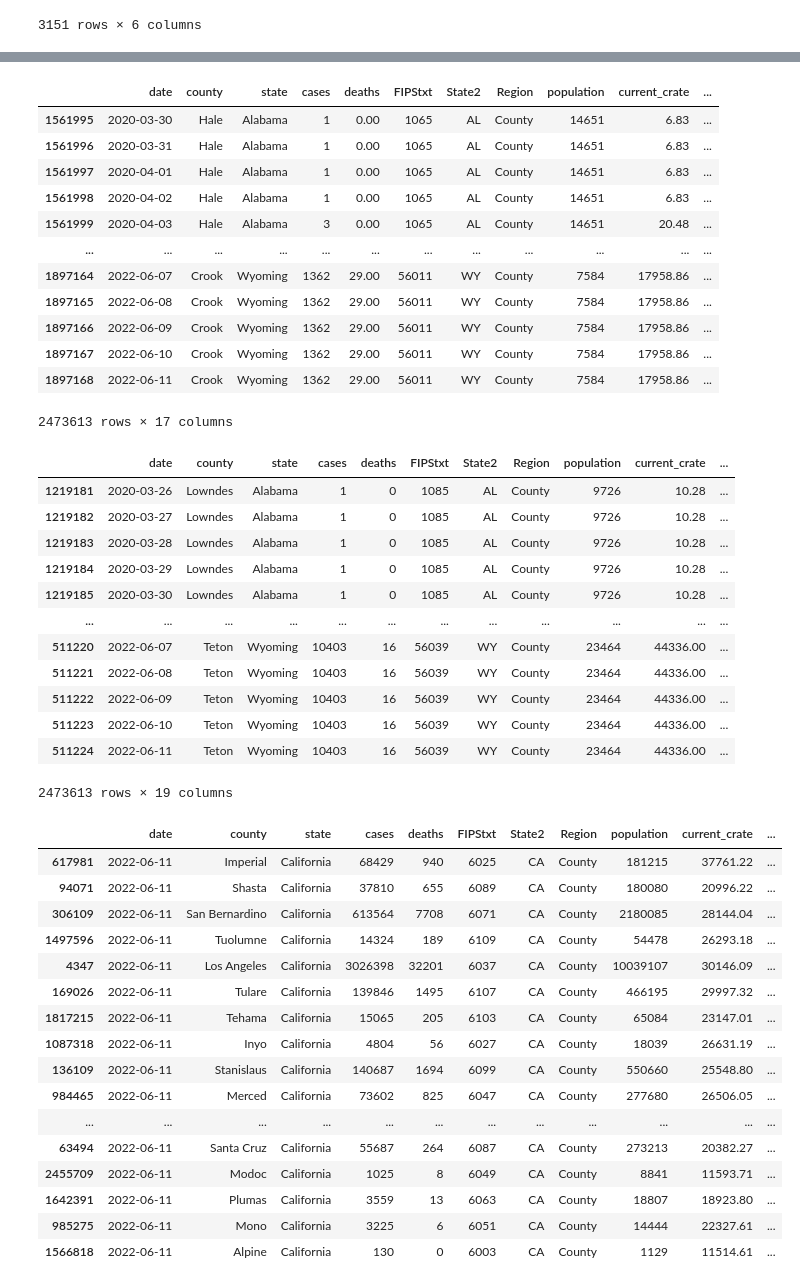
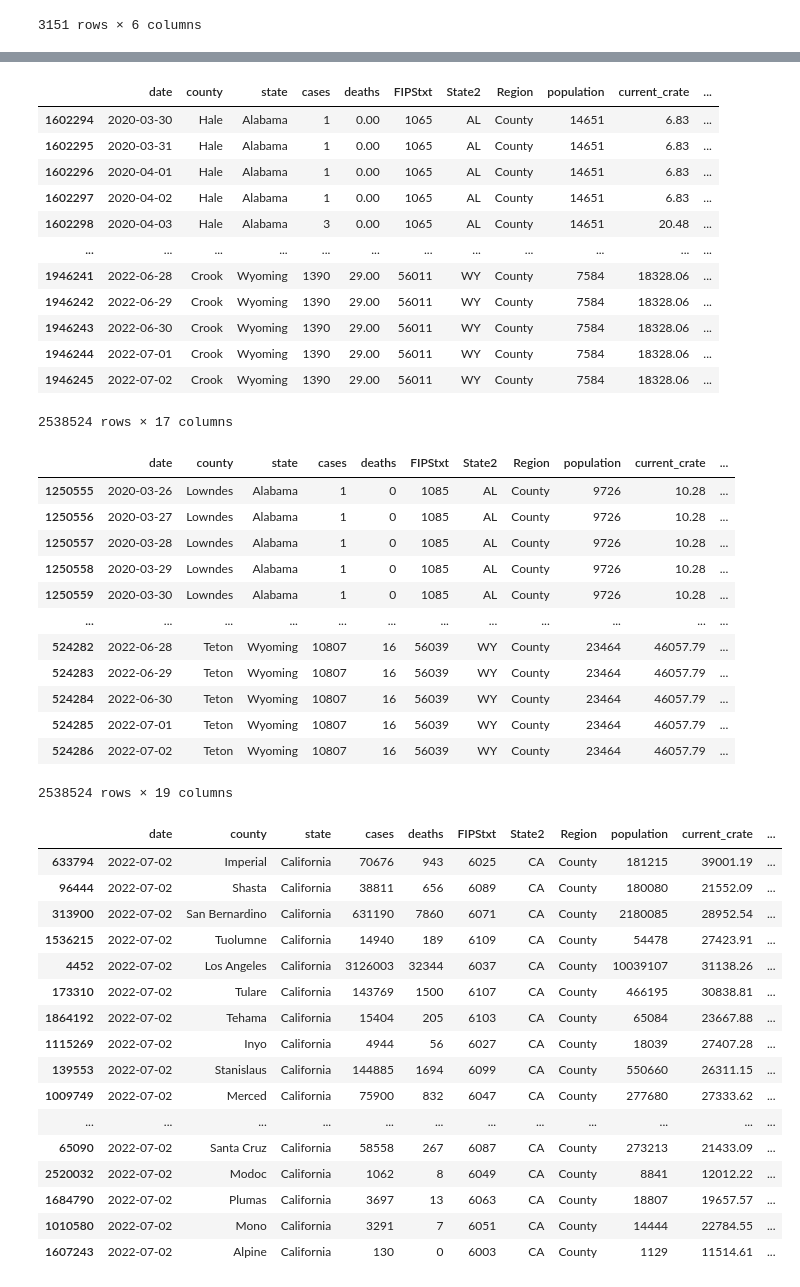
Before and after one commit to menlodoug/covid_crunching, a Jupyter notebook: pandas/COVID_USA.ipynb, the cells around one changed output, grey strips where cells are left out. Drawn from its saved outputs; the diff is of its cells as text; code cells hidden in the pictures.

```diff
--- a/pandas/COVID_USA.ipynb
+++ b/pandas/COVID_USA.ipynb
@@ -101,7 +101,7 @@ counties
 # %%
 # Isolate data from most current day.
 
-counties_us = counties[(counties['date'] == '2022-06-11') & (counties['Region'] == 'County')]
+counties_us = counties[(counties['date'] == '2022-07-02') & (counties['Region'] == 'County')]
 counties_us
 # %% [output]
 |  | date | county | state | cases | deaths | FIPStxt | State2 | Region | population | current_crate | ... |
@@ -216,18 +216,18 @@ usa[ '14day_case_avg' ] = usa.case_day.rolling(14).mean()
 usa
 # %% [output]
 |  | date | county | state | cases | deaths | FIPStxt | State2 | Region | population | current_crate | ... |
-| 1561995 | 2020-03-30 | Hale | Alabama | 1 | 0.00 | 1065 | AL | County | 14651 | 6.83 | ... |
-| 1561996 | 2020-03-31 | Hale | Alabama | 1 | 0.00 | 1065 | AL | County | 14651 | 6.83 | ... |
-| 1561997 | 2020-04-01 | Hale | Alabama | 1 | 0.00 | 1065 | AL | County | 14651 | 6.83 | ... |
-| 1561998 | 2020-04-02 | Hale | Alabama | 1 | 0.00 | 1065 | AL | County | 14651 | 6.83 | ... |
-| 1561999 | 2020-04-03 | Hale | Alabama | 3 | 0.00 | 1065 | AL | County | 14651 | 20.48 | ... |
+| 1602294 | 2020-03-30 | Hale | Alabama | 1 | 0.00 | 1065 | AL | County | 14651 | 6.83 | ... |
+| 1602295 | 2020-03-31 | Hale | Alabama | 1 | 0.00 | 1065 | AL | County | 14651 | 6.83 | ... |
+| 1602296 | 2020-04-01 | Hale | Alabama | 1 | 0.00 | 1065 | AL | County | 14651 | 6.83 | ... |
+| 1602297 | 2020-04-02 | Hale | Alabama | 1 | 0.00 | 1065 | AL | County | 14651 | 6.83 | ... |
+| 1602298 | 2020-04-03 | Hale | Alabama | 3 | 0.00 | 1065 | AL | County | 14651 | 20.48 | ... |
 | ... | ... | ... | ... | ... | ... | ... | ... | ... | ... | ... | ... |
-| 1897164 | 2022-06-07 | Crook | Wyoming | 1362 | 29.00 | 56011 | WY | County | 7584 | 17958.86 | ... |
-| 1897165 | 2022-06-08 | Crook | Wyoming | 1362 | 29.00 | 56011 | WY | County | 7584 | 17958.86 | ... |
-| 1897166 | 2022-06-09 | Crook | Wyoming | 1362 | 29.00 | 56011 | WY | County | 7584 | 17958.86 | ... |
-| 1897167 | 2022-06-10 | Crook | Wyoming | 1362 | 29.00 | 56011 | WY | County | 7584 | 17958.86 | ... |
-| 1897168 | 2022-06-11 | Crook | Wyoming | 1362 | 29.00 | 56011 | WY | County | 7584 | 17958.86 | ... |
+| 1946241 | 2022-06-28 | Crook | Wyoming | 1390 | 29.00 | 56011 | WY | County | 7584 | 18328.06 | ... |
+| 1946242 | 2022-06-29 | Crook | Wyoming | 1390 | 29.00 | 56011 | WY | County | 7584 | 18328.06 | ... |
+| 1946243 | 2022-06-30 | Crook | Wyoming | 1390 | 29.00 | 56011 | WY | County | 7584 | 18328.06 | ... |
+| 1946244 | 2022-07-01 | Crook | Wyoming | 1390 | 29.00 | 56011 | WY | County | 7584 | 18328.06 | ... |
+| 1946245 | 2022-07-02 | Crook | Wyoming | 1390 | 29.00 | 56011 | WY | County | 7584 | 18328.06 | ... |
-2473613 rows × 17 columns
+2538524 rows × 17 columns
 # %%
 # Break out daily death data from the New York Times csv that is cumulative in nature
 
@@ -238,18 +238,18 @@ usa['deaths'] = usa['deaths'].astype(int)
 usa
 # %% [output]
 |  | date | county | state | cases | deaths | FIPStxt | State2 | Region | population | current_crate | ... |
-| 1219181 | 2020-03-26 | Lowndes | Alabama | 1 | 0 | 1085 | AL | County | 9726 | 10.28 | ... |
-| 1219182 | 2020-03-27 | Lowndes | Alabama | 1 | 0 | 1085 | AL | County | 9726 | 10.28 | ... |
-| 1219183 | 2020-03-28 | Lowndes | Alabama | 1 | 0 | 1085 | AL | County | 9726 | 10.28 | ... |
-| 1219184 | 2020-03-29 | Lowndes | Alabama | 1 | 0 | 1085 | AL | County | 9726 | 10.28 | ... |
-| 1219185 | 2020-03-30 | Lowndes | Alabama | 1 | 0 | 1085 | AL | County | 9726 | 10.28 | ... |
+| 1250555 | 2020-03-26 | Lowndes | Alabama | 1 | 0 | 1085 | AL | County | 9726 | 10.28 | ... |
+| 1250556 | 2020-03-27 | Lowndes | Alabama | 1 | 0 | 1085 | AL | County | 9726 | 10.28 | ... |
+| 1250557 | 2020-03-28 | Lowndes | Alabama | 1 | 0 | 1085 | AL | County | 9726 | 10.28 | ... |
+| 1250558 | 2020-03-29 | Lowndes | Alabama | 1 | 0 | 1085 | AL | County | 9726 | 10.28 | ... |
+| 1250559 | 2020-03-30 | Lowndes | Alabama | 1 | 0 | 1085 | AL | County | 9726 | 10.28 | ... |
 | ... | ... | ... | ... | ... | ... | ... | ... | ... | ... | ... | ... |
-| 511220 | 2022-06-07 | Teton | Wyoming | 10403 | 16 | 56039 | WY | County | 23464 | 44336.00 | ... |
-| 511221 | 2022-06-08 | Teton | Wyoming | 10403 | 16 | 56039 | WY | County | 23464 | 44336.00 | ... |
-| 511222 | 2022-06-09 | Teton | Wyoming | 10403 | 16 | 56039 | WY | County | 23464 | 44336.00 | ... |
-| 511223 | 2022-06-10 | Teton | Wyoming | 10403 | 16 | 56039 | WY | County | 23464 | 44336.00 | ... |
-| 511224 | 2022-06-11 | Teton | Wyoming | 10403 | 16 | 56039 | WY | County | 23464 | 44336.00 | ... |
+| 524282 | 2022-06-28 | Teton | Wyoming | 10807 | 16 | 56039 | WY | County | 23464 | 46057.79 | ... |
+| 524283 | 2022-06-29 | Teton | Wyoming | 10807 | 16 | 56039 | WY | County | 23464 | 46057.79 | ... |
+| 524284 | 2022-06-30 | Teton | Wyoming | 10807 | 16 | 56039 | WY | County | 23464 | 46057.79 | ... |
+| 524285 | 2022-07-01 | Teton | Wyoming | 10807 | 16 | 56039 | WY | County | 23464 | 46057.79 | ... |
+| 524286 | 2022-07-02 | Teton | Wyoming | 10807 | 16 | 56039 | WY | County | 23464 | 46057.79 | ... |
-2473613 rows × 19 columns
+2538524 rows × 19 columns
 # %%
 # Export updated national data to csv for use in Tableau
 
@@ -257,26 +257,26 @@ usa.to_csv('daily_covid_us.csv', index=False)
 # %%
 # Filter California data to show only numbers for today
 
-counties_cal = usa[(usa['date'] == '2022-06-11') & (usa['state'] == 'California')]
+counties_cal = usa[(usa['date'] == '2022-07-02') & (usa['state'] == 'California')]
 counties_cal
 # %% [output]
 |  | date | county | state | cases | deaths | FIPStxt | State2 | Region | population | current_crate | ... |
-| 617981 | 2022-06-11 | Imperial | California | 68429 | 940 | 6025 | CA | County | 181215 | 37761.22 | ... |
-| 94071 | 2022-06-11 | Shasta | California | 37810 | 655 | 6089 | CA | County | 180080 | 20996.22 | ... |
-| 306109 | 2022-06-11 | San Bernardino | California | 613564 | 7708 | 6071 | CA | County | 2180085 | 28144.04 | ... |
-| 1497596 | 2022-06-11 | Tuolumne | California | 14324 | 189 | 6109 | CA | County | 54478 | 26293.18 | ... |
-| 4347 | 2022-06-11 | Los Angeles | California | 3026398 | 32201 | 6037 | CA | County | 10039107 | 30146.09 | ... |
-| 169026 | 2022-06-11 | Tulare | California | 139846 | 1495 | 6107 | CA | County | 466195 | 29997.32 | ... |
-| 1817215 | 2022-06-11 | Tehama | California | 15065 | 205 | 6103 | CA | County | 65084 | 23147.01 | ... |
-| 1087318 | 2022-06-11 | Inyo | California | 4804 | 56 | 6027 | CA | County | 18039 | 26631.19 | ... |
-| 136109 | 2022-06-11 | Stanislaus | California | 140687 | 1694 | 6099 | CA | County | 550660 | 25548.80 | ... |
-| 984465 | 2022-06-11 | Merced | California | 73602 | 825 | 6047 | CA | County | 277680 | 26506.05 | ... |
+| 633794 | 2022-07-02 | Imperial | California | 70676 | 943 | 6025 | CA | County | 181215 | 39001.19 | ... |
+| 96444 | 2022-07-02 | Shasta | California | 38811 | 656 | 6089 | CA | County | 180080 | 21552.09 | ... |
+| 313900 | 2022-07-02 | San Bernardino | California | 631190 | 7860 | 6071 | CA | County | 2180085 | 28952.54 | ... |
+| 1536215 | 2022-07-02 | Tuolumne | California | 14940 | 189 | 6109 | CA | County | 54478 | 27423.91 | ... |
+| 4452 | 2022-07-02 | Los Angeles | California | 3126003 | 32344 | 6037 | CA | County | 10039107 | 31138.26 | ... |
+| 173310 | 2022-07-02 | Tulare | California | 143769 | 1500 | 6107 | CA | County | 466195 | 30838.81 | ... |
+| 1864192 | 2022-07-02 | Tehama | California | 15404 | 205 | 6103 | CA | County | 65084 | 23667.88 | ... |
+| 1115269 | 2022-07-02 | Inyo | California | 4944 | 56 | 6027 | CA | County | 18039 | 27407.28 | ... |
+| 139553 | 2022-07-02 | Stanislaus | California | 144885 | 1694 | 6099 | CA | County | 550660 | 26311.15 | ... |
+| 1009749 | 2022-07-02 | Merced | California | 75900 | 832 | 6047 | CA | County | 277680 | 27333.62 | ... |
 | ... | ... | ... | ... | ... | ... | ... | ... | ... | ... | ... | ... |
-| 63494 | 2022-06-11 | Santa Cruz | California | 55687 | 264 | 6087 | CA | County | 273213 | 20382.27 | ... |
-| 2455709 | 2022-06-11 | Modoc | California | 1025 | 8 | 6049 | CA | County | 8841 | 11593.71 | ... |
-| 1642391 | 2022-06-11 | Plumas | California | 3559 | 13 | 6063 | CA | County | 18807 | 18923.80 | ... |
-| 985275 | 2022-06-11 | Mono | California | 3225 | 6 | 6051 | CA | County | 14444 | 22327.61 | ... |
-| 1566818 | 2022-06-11 | Alpine | California | 130 | 0 | 6003 | CA | County | 1129 | 11514.61 | ... |
+| 65090 | 2022-07-02 | Santa Cruz | California | 58558 | 267 | 6087 | CA | County | 273213 | 21433.09 | ... |
+| 2520032 | 2022-07-02 | Modoc | California | 1062 | 8 | 6049 | CA | County | 8841 | 12012.22 | ... |
+| 1684790 | 2022-07-02 | Plumas | California | 3697 | 13 | 6063 | CA | County | 18807 | 19657.57 | ... |
+| 1010580 | 2022-07-02 | Mono | California | 3291 | 7 | 6051 | CA | County | 14444 | 22784.55 | ... |
+| 1607243 | 2022-07-02 | Alpine | California | 130 | 0 | 6003 | CA | County | 1129 | 11514.61 | ... |
 # %%
 # Show top 10 California counties based on largest current infection rate
 
```
Also changed, not shown: parts of 12 cells of this notebook, 46 other files.
